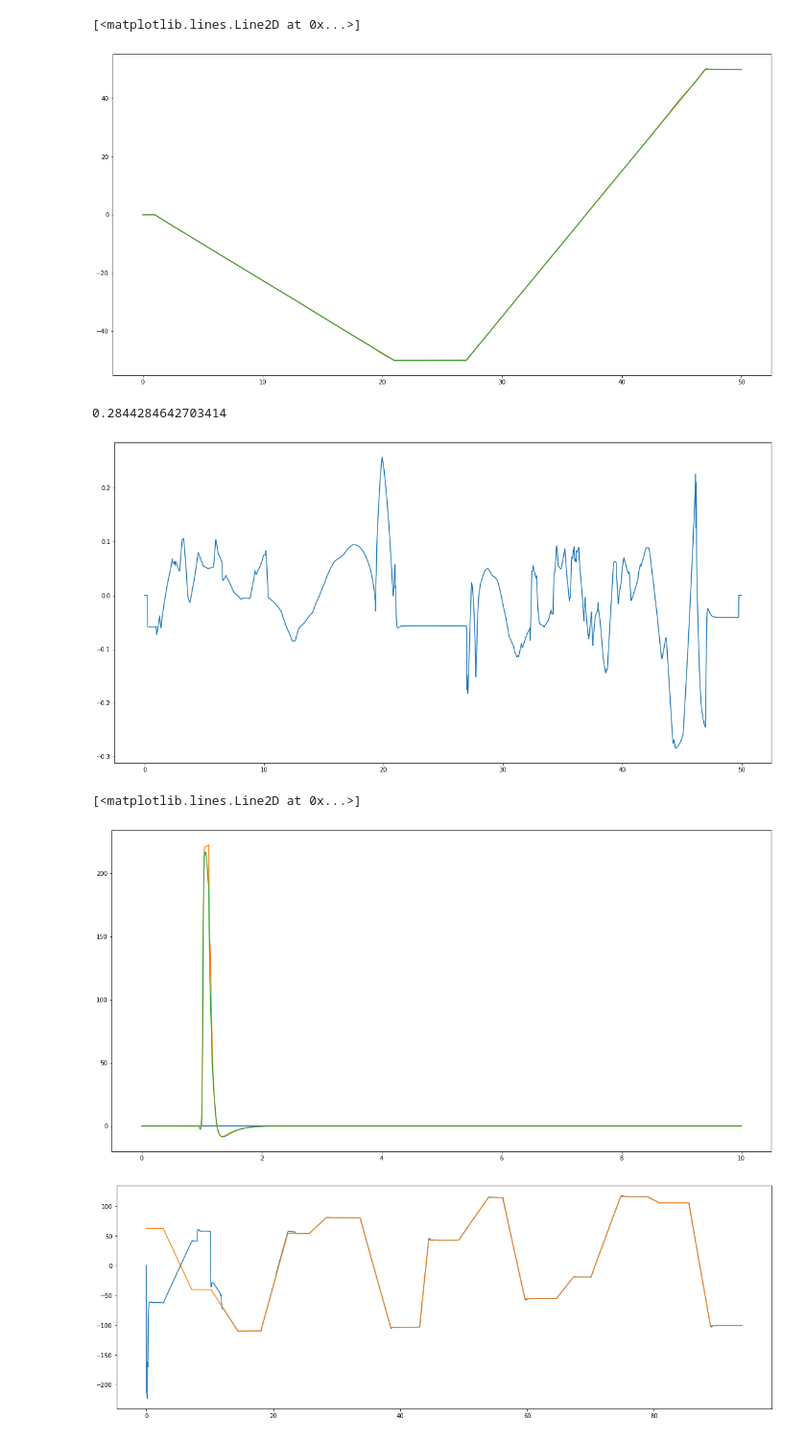
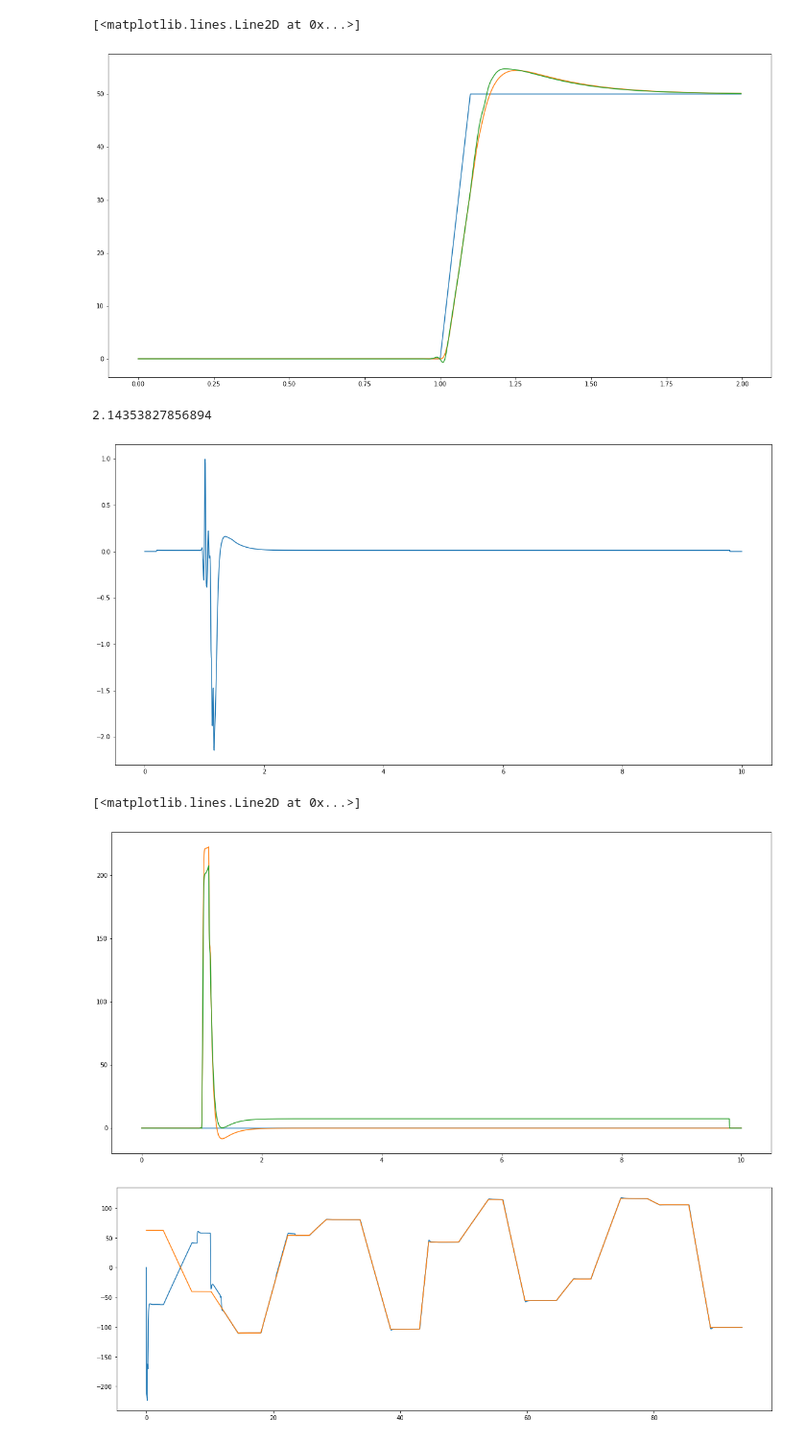
Before and after one commit to sagarverma/MotorDynamics, a Jupyter notebook: notebooks/plot_motornn.ipynb, the cells around one changed output. Shown at 96% size. Saved outputs shown, nothing was run; the diff lists cells and outputs as text; code cells hidden in the pictures.

```diff
--- a/notebooks/plot_motornn.ipynb
+++ b/notebooks/plot_motornn.ipynb
@@ -13,11 +13,11 @@ import matplotlib.pyplot as plt
 # fin = open('../../../results/Data_18042020/shallow_fnn/shallow_fnn_act_relu_stride_1_window_100_inpQuants_voltage_d,voltage_q,current_d,current_q_outQuants_speed,torque_lr_0.01_batchSize_20000_epochs_1000_loss_mse.pkl', 'rb')
 # fin = open('../../../results/Data_21042020/encdec_diag_birnn_skip/encdec_diag_birnn_skip_act_relu_stride_1_window_100_inpQuants_voltage_d,voltage_q,current_d,current_q_outQuants_speed_lr_0.01_batchSize_10000_epochs_1000_loss_mse.pkl', 'rb')
 # fin = open('../../../results/Data_18042020/encdec_diag_birnn_skip/encdec_diag_birnn_skip_act_relu_stride_1_window_100_inpQuants_voltage_d,voltage_q,current_d,current_q_outQuants_speed,torque_lr_0.01_batchSize_10000_epochs_1000_loss_mse.pkl', 'rb')
-fin = open('../../../results/Data_23042020/encdec_diag_birnn_skip/encdec_diag_birnn_skip_act_relu_stride_1_window_100_inpQuants_voltage_d,voltage_q,current_d,current_q_outQuants_speed_lr_0.01_batchSize_10000_epochs_1000_loss_mse.pkl', 'rb')
+fin = open('../../../results/Data_11052020/encdec_diag_birnn_skip_act_relu_stride_1_window_100_inpQuants_voltage_d,voltage_q,current_d,current_q_outQuants_speed_lr_0.01_batchSize_2048_epochs_1000_loss_mse.pkl', 'rb')
 model_data = pickle.load(fin)
 fin.close()
 
-fin = open('../../../datasets/Data_23042020/benchmark/0to50to-50speed_0torque_20secramp.pkl', 'rb')
+fin = open('../../../datasets/Data_23042020/benchmark/0to50speed_0torque_0.1ramp.pkl', 'rb')
 # fin = open('../../../datasets/Data_18042020/benchmark/0to50speed_0torque.pkl',  'rb')
 input_data = pickle.load(fin)
 fin.close()
@@ -29,18 +29,18 @@ sim_speed, sim_torque = input_data['speed'], input_data['torque']
 time = input_data['time']
 # %%
 plt.rcParams["figure.figsize"] = (20,10)
-plt.plot(time, ref_speed)
-plt.plot(time, sim_speed)
-plt.plot(time, model_speed)
+plt.plot(time[:500], ref_speed[:500])
+plt.plot(time[:500], sim_speed[:500])
+plt.plot(time[:500], model_speed[:500])
 # %% [output]
 [<matplotlib.lines.Line2D at 0x...>]
-[figure, old version]
+[figure, new version]
 # %%
 plt.plot(time, sim_speed-model_speed)
 print (max(abs(sim_speed-model_speed)))
 # %% [output]
-0.2844284642703414
+2.14353827856894
-[figure, old version]
+[figure, new version]
 # %%
 plt.rcParams["figure.figsize"] = (20,10)
 plt.plot(time, ref_torque)
@@ -48,7 +48,7 @@ plt.plot(time, sim_torque)
 plt.plot(time, model_torque)
 # %% [output]
 [<matplotlib.lines.Line2D at 0x...>]
-[figure, old version]
+[figure, new version]
 # %%
 pkls = glob.glob('../../../datasets/Data_21042020/train/*.pkl')
 # %%
```
Also changed, not shown: parts of 4 cells of this notebook, 2 other files.
